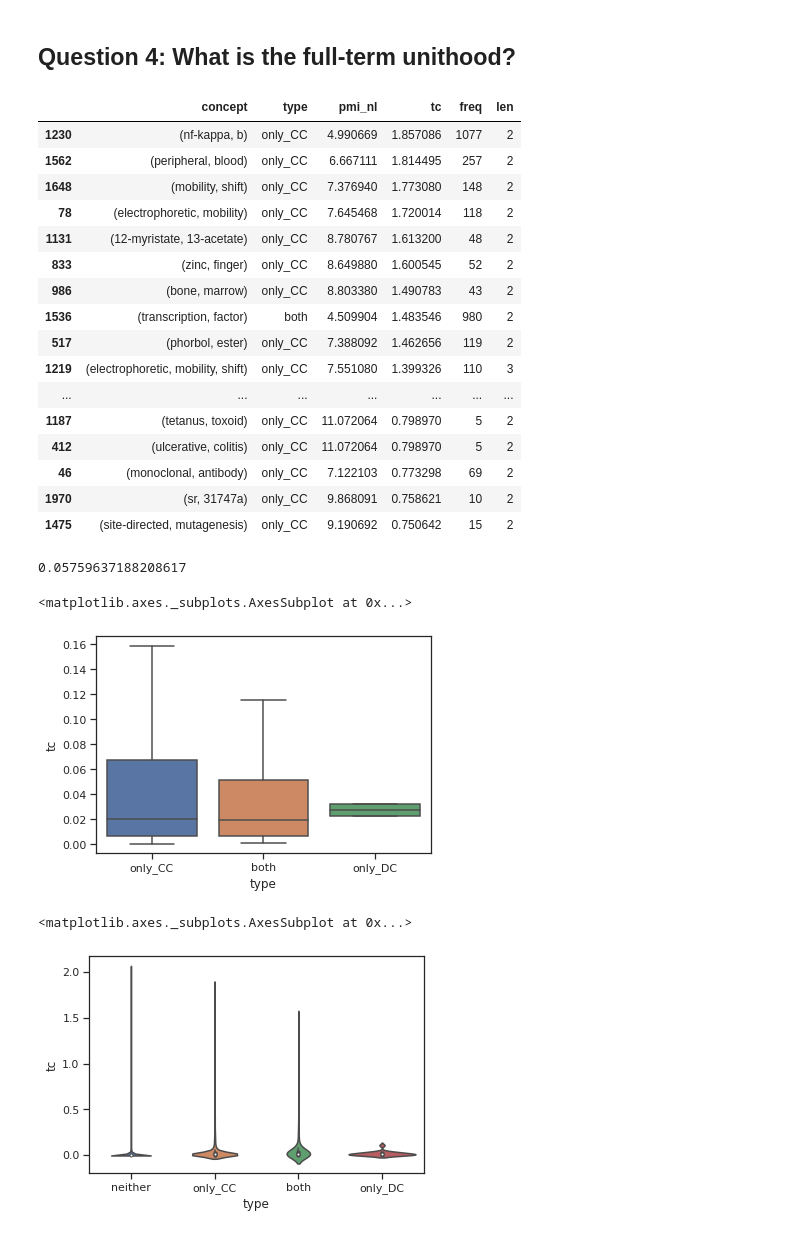
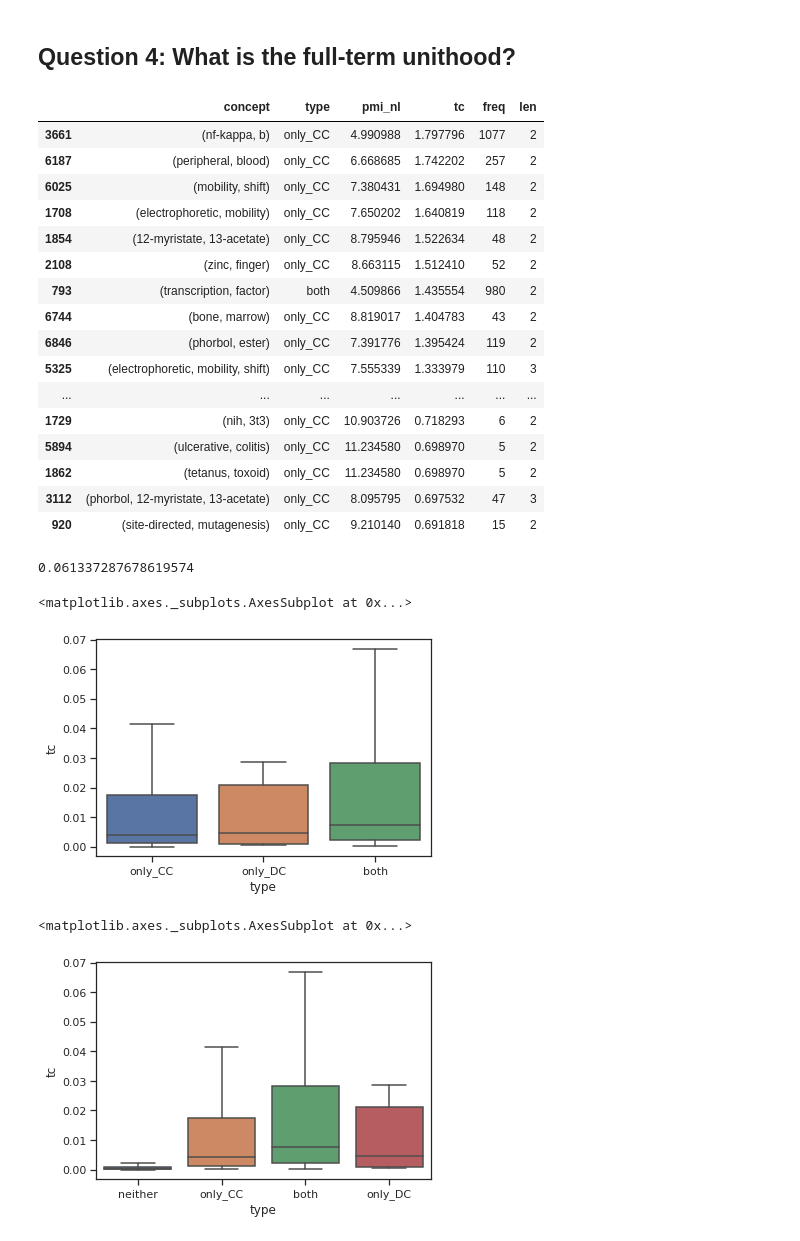
Before and after one commit to KasperFyhn/discontinuous-concepts, a Jupyter notebook: analysisscripts/unithood.ipynb, the cells around one changed output. Drawn from its saved outputs; the diff is of its cells as text; code cells hidden in the pictures.

```diff
--- a/analysisscripts/unithood.ipynb
+++ b/analysisscripts/unithood.ipynb
@@ -8,7 +8,7 @@ import seaborn as sns
 # %%
 CORPUS_NAME = 'genia'
 MODEL_SPEC = '_min2_l10'
-FREQ_THRESHOLD = 5
+FREQ_THRESHOLD = 2
 # %%
 import os
 os.chdir(utils.ROOT)  # get to the root directory of the project
@@ -321,31 +325,31 @@ data = pd.DataFrame(data_dict)
 data.sort_values('tc', ascending=False).head(50)
 # %% [output]
 |  | concept | type | pmi_nl | tc | freq | len |
-| 1230 | (nf-kappa, b) | only_CC | 4.990669 | 1.857086 | 1077 | 2 |
-| 1562 | (peripheral, blood) | only_CC | 6.667111 | 1.814495 | 257 | 2 |
-| 1648 | (mobility, shift) | only_CC | 7.376940 | 1.773080 | 148 | 2 |
-| 78 | (electrophoretic, mobility) | only_CC | 7.645468 | 1.720014 | 118 | 2 |
-| 1131 | (12-myristate, 13-acetate) | only_CC | 8.780767 | 1.613200 | 48 | 2 |
-| 833 | (zinc, finger) | only_CC | 8.649880 | 1.600545 | 52 | 2 |
-| 986 | (bone, marrow) | only_CC | 8.803380 | 1.490783 | 43 | 2 |
-| 1536 | (transcription, factor) | both | 4.509904 | 1.483546 | 980 | 2 |
-| 517 | (phorbol, ester) | only_CC | 7.388092 | 1.462656 | 119 | 2 |
-| 1219 | (electrophoretic, mobility, shift) | only_CC | 7.551080 | 1.399326 | 110 | 3 |
+| 3661 | (nf-kappa, b) | only_CC | 4.990988 | 1.797796 | 1077 | 2 |
+| 6187 | (peripheral, blood) | only_CC | 6.668685 | 1.742202 | 257 | 2 |
+| 6025 | (mobility, shift) | only_CC | 7.380431 | 1.694980 | 148 | 2 |
+| 1708 | (electrophoretic, mobility) | only_CC | 7.650202 | 1.640819 | 118 | 2 |
+| 1854 | (12-myristate, 13-acetate) | only_CC | 8.795946 | 1.522634 | 48 | 2 |
+| 2108 | (zinc, finger) | only_CC | 8.663115 | 1.512410 | 52 | 2 |
+| 793 | (transcription, factor) | both | 4.509866 | 1.435554 | 980 | 2 |
+| 6744 | (bone, marrow) | only_CC | 8.819017 | 1.404783 | 43 | 2 |
+| 6846 | (phorbol, ester) | only_CC | 7.391776 | 1.395424 | 119 | 2 |
+| 5325 | (electrophoretic, mobility, shift) | only_CC | 7.555339 | 1.333979 | 110 | 3 |
 | ... | ... | ... | ... | ... | ... | ... |
-| 1187 | (tetanus, toxoid) | only_CC | 11.072064 | 0.798970 | 5 | 2 |
-| 412 | (ulcerative, colitis) | only_CC | 11.072064 | 0.798970 | 5 | 2 |
-| 46 | (monoclonal, antibody) | only_CC | 7.122103 | 0.773298 | 69 | 2 |
-| 1970 | (sr, 31747a) | only_CC | 9.868091 | 0.758621 | 10 | 2 |
-| 1475 | (site-directed, mutagenesis) | only_CC | 9.190692 | 0.750642 | 15 | 2 |
+| 1729 | (nih, 3t3) | only_CC | 10.903726 | 0.718293 | 6 | 2 |
+| 5894 | (ulcerative, colitis) | only_CC | 11.234580 | 0.698970 | 5 | 2 |
+| 1862 | (tetanus, toxoid) | only_CC | 11.234580 | 0.698970 | 5 | 2 |
+| 3112 | (phorbol, 12-myristate, 13-acetate) | only_CC | 8.095795 | 0.697532 | 47 | 3 |
+| 920 | (site-directed, mutagenesis) | only_CC | 9.210140 | 0.691818 | 15 | 2 |
 # %%
 len(data[(data['pmi_nl'] < 2) & (data['len'] == 2)]) / len(data)
 # %% [output]
-0.05759637188208617
+0.061337287678619574
 # %%
 sns.boxplot(x='type', y='tc', data=data, showfliers=False)
 # %% [output]
 <matplotlib.axes._subplots.AxesSubplot at 0x...>
-[figure, old version]
+[figure, new version]
 # %%
 data_dict = {'ngram': [], 'freq': [], 'type': [], 'tc': [], 'pmi_nl': [], 'len': []}
 
@@ -377,10 +381,10 @@ for n in range(2, 11):
 
 data = pd.DataFrame(data_dict)
 # %%
-sns.violinplot(x='type', y='tc', data=data, showfliers=True)
+sns.boxplot(x='type', y='tc', data=data, showfliers=False)
 # %% [output]
 <matplotlib.axes._subplots.AxesSubplot at 0x...>
-[figure, old version]
+[figure, new version]
 # %%
 pingouin.pairwise_ttests
 # %% [output]
```
Also changed, not shown: parts of 13 cells of this notebook, 3 other files.
